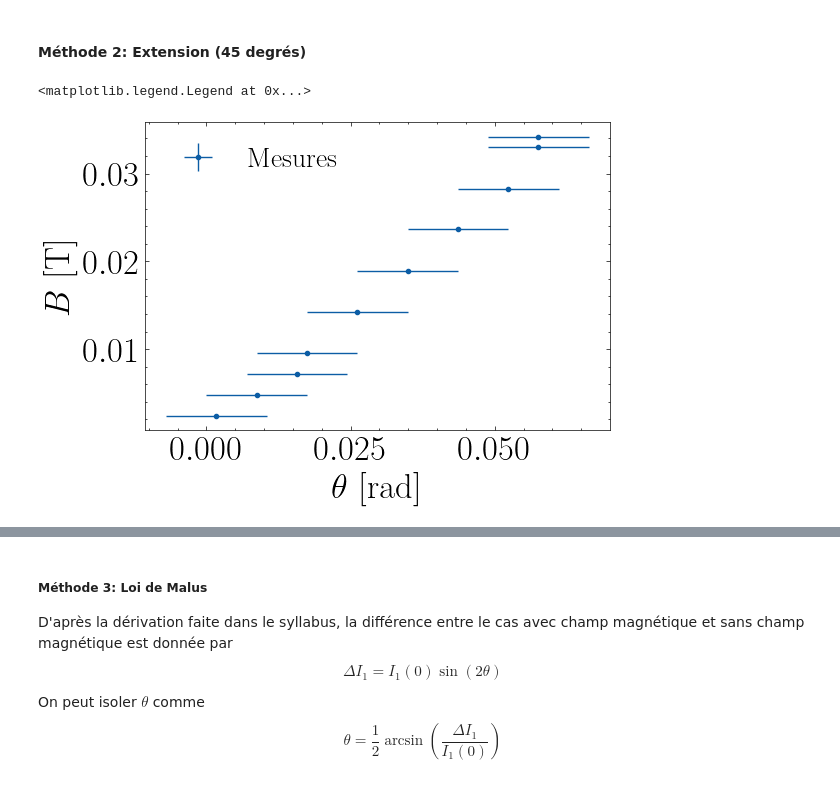
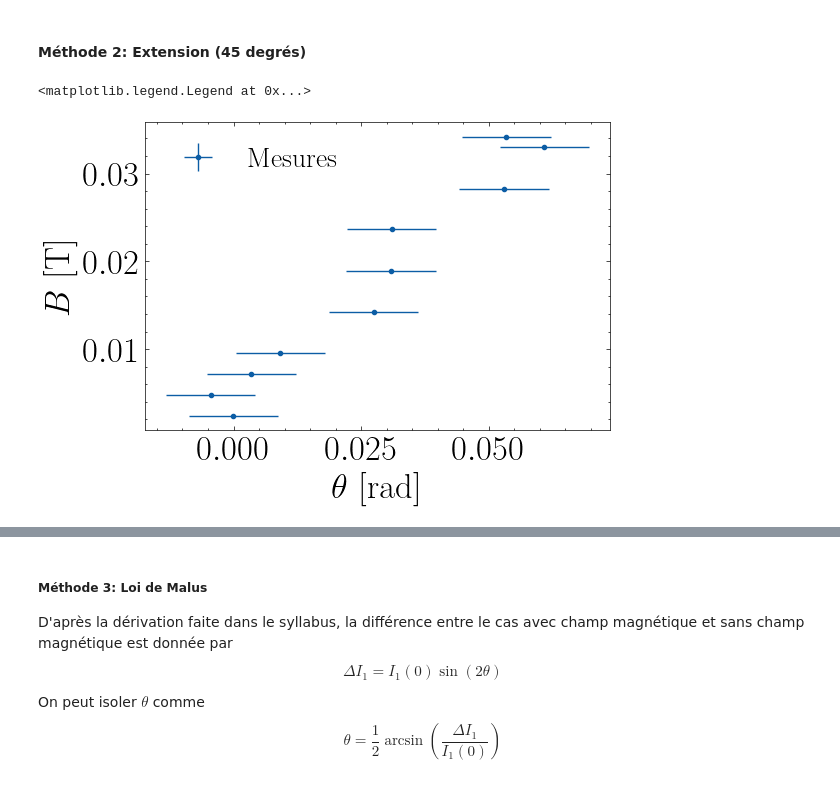
Before and after one commit to EnceladeCandy/phy3040, a Jupyter notebook: notebooks/faraday.ipynb, the cells around one changed output, grey strips where cells are left out. Saved outputs shown, nothing was run; the diff lists cells and outputs as text; code cells hidden in the pictures.

```diff
--- a/notebooks/faraday.ipynb
+++ b/notebooks/faraday.ipynb
@@ -417,21 +383,20 @@ print(f"{V.item():.2f}+/-{std_V.item():.2f} rad/T.m")
 #### Méthode 2: Extension (45 degrés)
 # %%
 # Importer les données (d = 9 cm, i.e. au milieu de la bobine)
-data = np.loadtxt(data_folder + "method_45.txt", skiprows=1)
+data = np.loadtxt(data_folder + "method_45_data.txt", skiprows=1)
 theta0 = (168-45) * u.degree.to(u.radian)
 angle_2 = data[:, 0] * u.degree.to(u.radian) - theta0  # radians
-# std_angle = 0.1 * u.degree.to(u.radian)
 L = 10 * 1e-2 # meters
 Ib = data[:, 1]  # courant dans la bobine (A)
 B_2 = Ib_to_B(Ib)
 
 fig, ax = plt.subplots(1, 1, figsize = (6, 4))
 ax.errorbar(angle_2, B_2-B0, fmt = ".", label = "Mesures", xerr = std_angle_extension, yerr = std_B)
 ax.set(xlabel = r"$\theta$ [rad]", ylabel = r"$B$ [T]")
 ax.legend()
 # %% [output]
 <matplotlib.legend.Legend at 0x...>
-[figure, old version]
+[figure, new version]
 # %%
 def linear_2(x, params_fitted):
     return params_fitted * x
```
Also changed, not shown: parts of 58 cells of this notebook.
